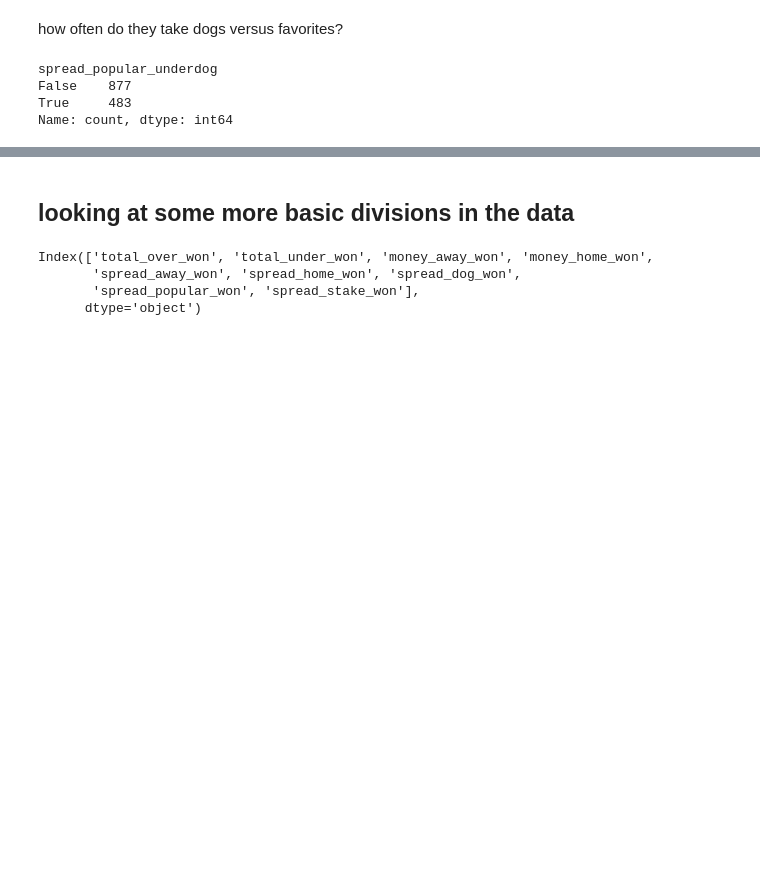
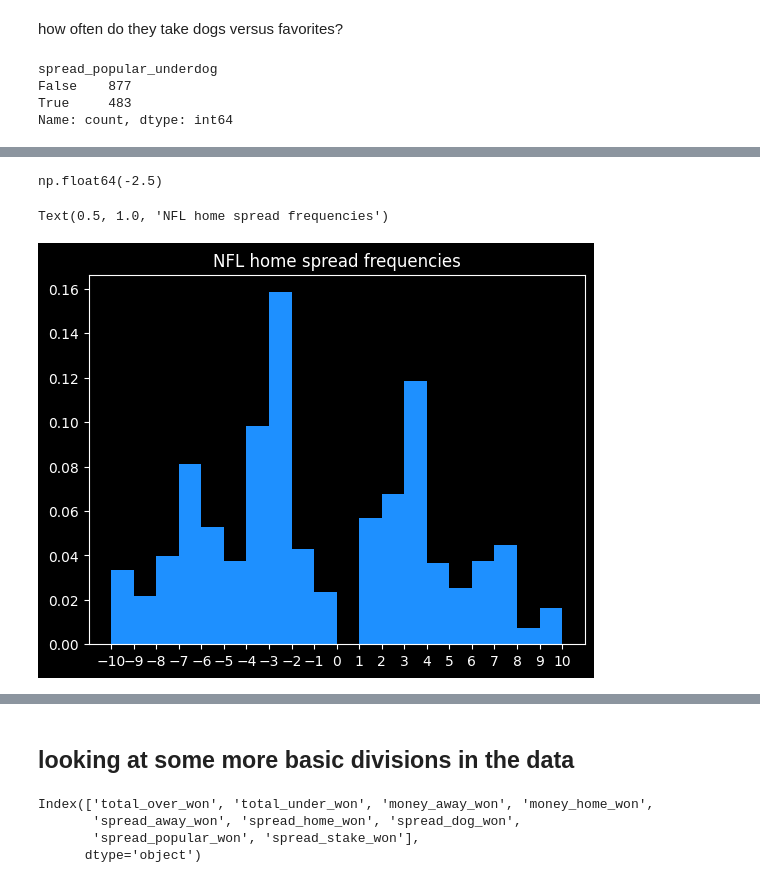
Before and after one commit to csdurfee/scrape_yahoo_odds, a Jupyter notebook: explore_football.ipynb, the cells around one changed output, grey strips where cells are left out. Cells and saved outputs as stored; diff of their text form; code cells hidden in the pictures; blank space fills up the shorter version.

```diff
--- a/explore_football.ipynb
+++ b/explore_football.ipynb
@@ -558,0 +634,12 @@ z test: 10.85, std: 18.44 , p-value: 0.0
+# %%
+df_all.spread_home_points.median()
+# %% [output]
+np.float64(-2.5)
+# %%
+
+plt.hist(df_all.spread_home_points, color='dodgerblue', bins=range(-10,11), density=True)
+plt.xticks(range(-10,11))
+plt.title("NFL home spread frequencies")
+# %% [output]
+Text(0.5, 1.0, 'NFL home spread frequencies')
+[figure, added]
```
Also changed, not shown: parts of 40 cells of this notebook.
